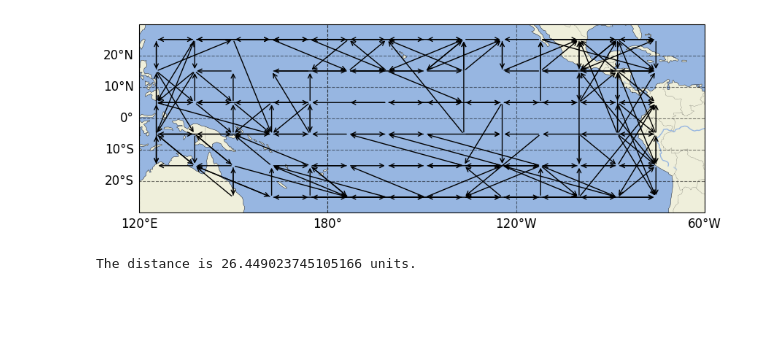
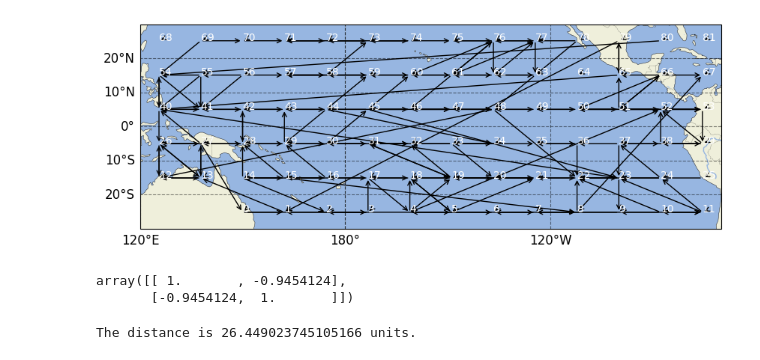
Before and after one commit to MinghaoFu/climate-project, a Jupyter notebook: analyze/init_downscale_CESM2.ipynb, the cells around one changed output. Cells and saved outputs as stored; diff of their text form; code cells hidden in the pictures; blank space fills up the shorter version.

```diff
--- a/analyze/init_downscale_CESM2.ipynb
+++ b/analyze/init_downscale_CESM2.ipynb
@@ -100,5 +105,5 @@ args = {
 # %%
-save_test_dir = './downscale_CESM2_eud_mask'
+# init without eud mask
 
 dataset = downscale_dataset(path=DOWNSCALE_PATH, metadata_path=DOWNSCALE_METADATA_PATH)#CESM2_grouped_dataset(args.data_path, num_area=1)[0]
 args.d_X = dataset.d_X
@@ -117,7 +122,7 @@ print('--- Mask by neighbor constraint: \n------ num: {}\n------ ratio: {}'.form
 # Bs = check_tensor(Bs, dtype=torch.float32)
 # dataset = TensorDataset(X, T, Bs, coords)
 
-B_init, reg_mask = lin_reg_init(center_and_norm(dataset.X), thres=args.reg_thres, mask=eud_mask)
+B_init, reg_mask = lin_reg_init(center_and_norm(dataset.X), thres=args.reg_thres)
 B_init = check_tensor(B_init, dtype=torch.float32)
 print('--- B_init: \n {}'.format(B_init))
 reg_mask = bin_mat(B_init)
@@ -217,7 +153,7 @@ mask = np.load(os.path.join(save_test_dir, 'mask.npy'))
 B_init = np.load(os.path.join(save_test_dir, 'B_init.npy'))
 coords = np.load(os.path.join(save_test_dir, 'coords.npy'))
 
-B_init[np.abs(B_init) < 0.185] = 0
+B_init[np.abs(B_init) < 0.140] = 0
 center=180
 # Assuming coords is a list of tuples, where each tuple is (lat, lon)
 adjusted_coords = [(lat, 180 - lon if lon <= 180 else lon - 180) for lat, lon in coords]
@@ -242,37 +178,43 @@ def offset_path(start, end, offset):
     end_lon, end_lat = end
     mid_lon = (start_lon + end_lon) / 2 + offset
     mid_lat = (start_lat + end_lat) / 2 + offset
     return [(start_lon, start_lat), (mid_lon, mid_lat), (end_lon, end_lat)]
 
 # 根据邻接矩阵绘制因果连接
 offset = 0.5  # 偏移量
 
 for i in range(len(B_init)):
     for j in range(len(B_init)):
         if B_init[i, j] != 0:
             point1 = coords[i]
             point2 = coords[j]
             # 处理跨越日期变更线的情况
             # if abs(point1[1] - point2[1]) > 180:
             #     if point1[1] > point2[1]:
             #         point2 = (point2[0], point2[1] + 360)
             #     else:
             #         point1 = (point1[0], point1[1] + 360)
             path = offset_path(point1, point2, offset * (i + j))
             xs, ys = zip(*path)
             ax.plot(xs, ys, color='red', linewidth=1, transform=ccrs.PlateCarree())
             ax.annotate('', xy=(point2[1], point2[0]), xytext=(point1[1], point1[0]),
                         arrowprops=dict(facecolor='red', arrowstyle='->', lw=1, connectionstyle="arc3"),
                         transform=ccrs.PlateCarree())
 
 
-for lat, lon in coords:
-    ax.annotate('', xy=(lon - 180, lat), xytext=(lon - 180, lat),
+for idx, (lat, lon) in enumerate(coords):
+    ax.annotate(f'{idx}', xy=(lon - 180, lat), xytext=(lon - 180, lat), color='white',
                             arrowprops=dict(facecolor='red', arrowstyle='->', lw=1))
-ax.set_extent([120, 300, -30, 30], crs=ccrs.PlateCarree())
+ax.set_extent([120, 290, -30, 30], crs=ccrs.PlateCarree())
 plt.savefig(os.path.join(save_test_dir, 'LinRegInit.pdf'), format='pdf', bbox_inches='tight')
 # %% [output]
-[figure, old version]
+[figure, new version]
+# %%
+np.corrcoef(dataset.X[:, 54], dataset.X[:, 81])
+np.corrcoef(dataset.X[:, 79], dataset.X[:, 1])
+# %% [output]
+array([[ 1.       , -0.9454124],
+       [-0.9454124,  1.       ]])
 # %%
 import math
 
```
Also changed, not shown: parts of 3 cells of this notebook, 16 other files.
